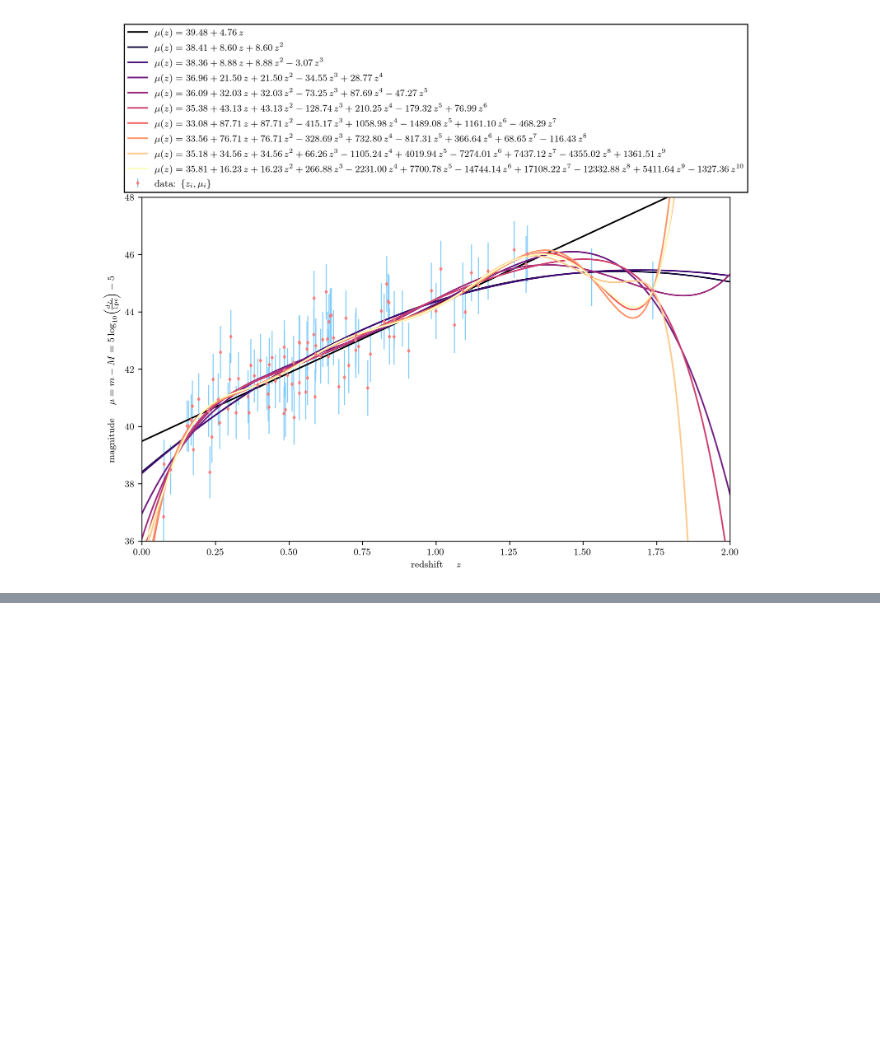
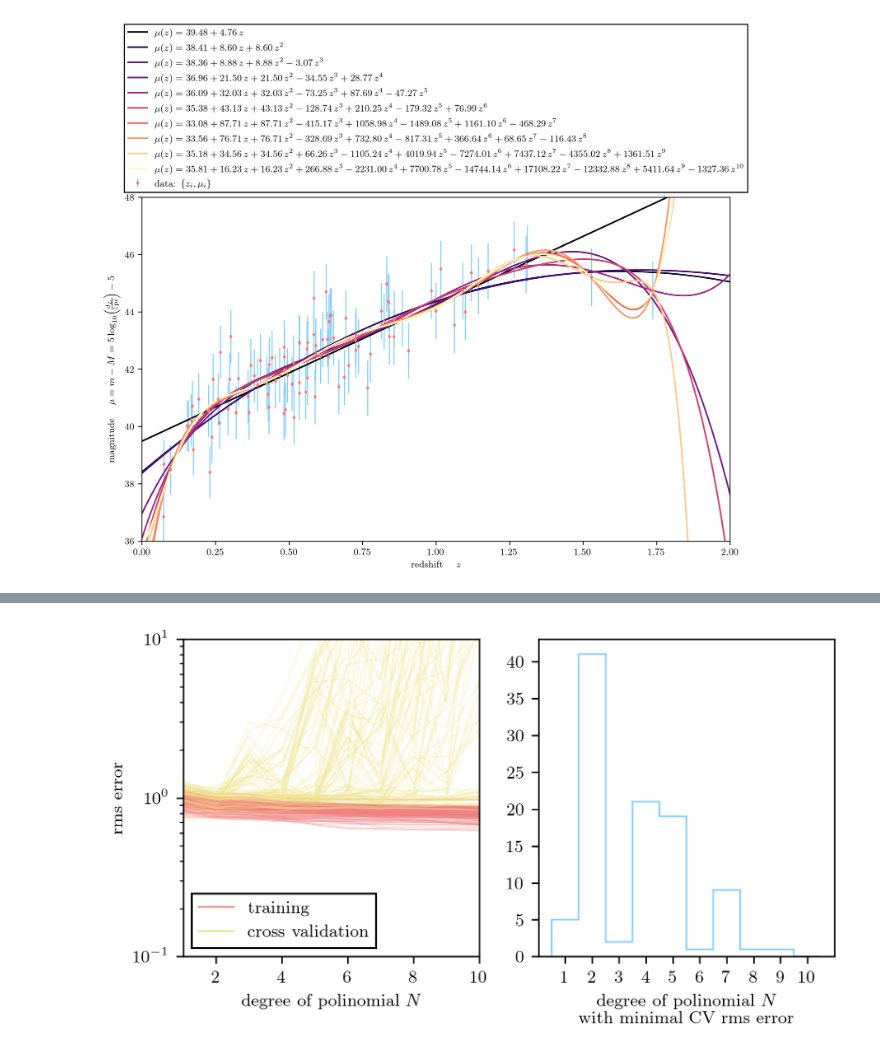
Before and after one commit to Andrea-Pierini/astrostatistics_bicocca_2022-1, a Jupyter notebook: working/L17.ipynb, the cells around one changed output, grey strips where cells are left out. Cells and saved outputs as stored; diff of their text form; code cells hidden in the pictures; blank space fills up the shorter version.

```diff
--- a/working/L17.ipynb
+++ b/working/L17.ipynb
@@ -140,0 +313,95 @@ I guesstimate that the quadratic or cubic model have provided the best results,
+# %%
+#-------------------------------------------------------------------------
+# Now do the Cross Validation 100 times to compute the best polynomial degree
+# as the mode (most recurring result) and for this mode, average the best fits
+#-------------------------------------------------------------------------
+
+fig , ax = plt.subplots(1,2,figsize=(6,3))
+
+ax[0].set_xlabel(r'degree of polinomial $N$')
+ax[0].set_ylabel('rms error')
+ax[0].set_xlim(1,10)
+ax[0].set_yscale('log')
+ax[0].set_ylim(1e-1,1e1)
+
+ax[1].set_xticks(np.linspace(1,10,10))
+ax[1].set_xlabel(r'degree of polinomial $N$'+'\nwith minimal CV rms error')
+
+best_deg_CV_lots = []
+best_theta_CV_lots = []
+mu_grid_lots = []
+
+ax[0].plot([], [], lw=0.85, color='lightcoral', label='training')
+ax[0].plot([], [], lw=0.85, color='khaki', label='cross validation')
+
+for j in range(100):
+
+    z_train, z_test, mu_train, mu_test, dmu_train, dmu_test = train_test_split(z_sample, mu_sample, dmu, test_size=0.5)
+
+    N_train = len(z_train)
+    N_test  = len(z_test)
+
+    pol_degrees = range(1,11)
+    pol_regr = []
+
+    for d in pol_degrees:
+        pol_regr.append(PolynomialRegression(d))
+
+    training_err = np.zeros(len(pol_degrees))
+    crossval_err = np.zeros(len(pol_degrees))
+
+    theta_train = []
+    mu_grid_train = []
+
+    for i in range(10):
+
+        pol_regr[i].fit(z_train[:,np.newaxis], mu_train, dmu_train)
+
+        theta_i = pol_regr[i].coef_
+        theta_train.append(theta_i)
+
+        mu_grid_i = pol_regr[i].predict(z_grid[:,np.newaxis])
+        mu_grid_train.append(mu_grid_i)
+
+        mu_train_i = pol_regr[i].predict(z_train[:,np.newaxis])
+        mu_test_i  = pol_regr[i].predict(z_test[:,np.newaxis])
+
+        training_err[i] = np.sqrt( np.sum( (mu_train_i - mu_train)**2 / N_train) )
+        crossval_err[i] = np.sqrt( np.sum( (mu_test_i  - mu_test)**2  / N_test) )
+
+    ax[0].plot(pol_degrees, training_err, alpha=0.25, lw=0.85, color='lightcoral')
+    ax[0].plot(pol_degrees, crossval_err, alpha=0.25, lw=0.85, color='khaki')
+
+    best_deg = pol_degrees[np.argmin(crossval_err)]
+    best_deg_CV_lots.append(best_deg)
+
+    best_pol_regr = PolynomialRegression(best_deg)
+
+    # train data only
+    best_pol_regr.fit(z_train[:,np.newaxis], mu_train, dmu_train)
+
+    best_theta_tr = best_pol_regr.coef_
+    best_theta_CV_lots.append(best_theta_tr)
+
+    mu_grid_tr = best_pol_regr.predict(z_grid[:,np.newaxis])
+    mu_grid_lots.append(mu_grid_tr)
+
+_ = fancyhist(best_deg_CV_lots, ax=ax[1], bins=np.linspace(0.5,10.5,11), histtype='step', density=False, color='lightskyblue', lw=0.85)
+
+_ = ax[0].legend(frameon=True, framealpha=1, fancybox=False, edgecolor='black', loc=3)
+
+print(best_deg_CV_lots)
+
+best_deg_CV = stats.mode(best_deg_CV_lots).mode[0]     # weird syntax but ok
+
+print(best_deg_CV)
+
+#-------------------------------------------------------------------------
+
+_ = ''' =
+# full dataset
+best_pol_regr.fit(z_sample[:,np.newaxis], mu_sample, dmu)
+best_theta_tr = best_pol_regr.coef_
+mu_grid_CV = best_pol_regr.predict(z_grid[:,np.newaxis])
+'''
+# %% [output]
@@ -140,0 +410 @@ I guesstimate that the quadratic or cubic model have provided the best results,
+[figure, added]
```
Also changed, not shown: parts of 16 cells of this notebook.
